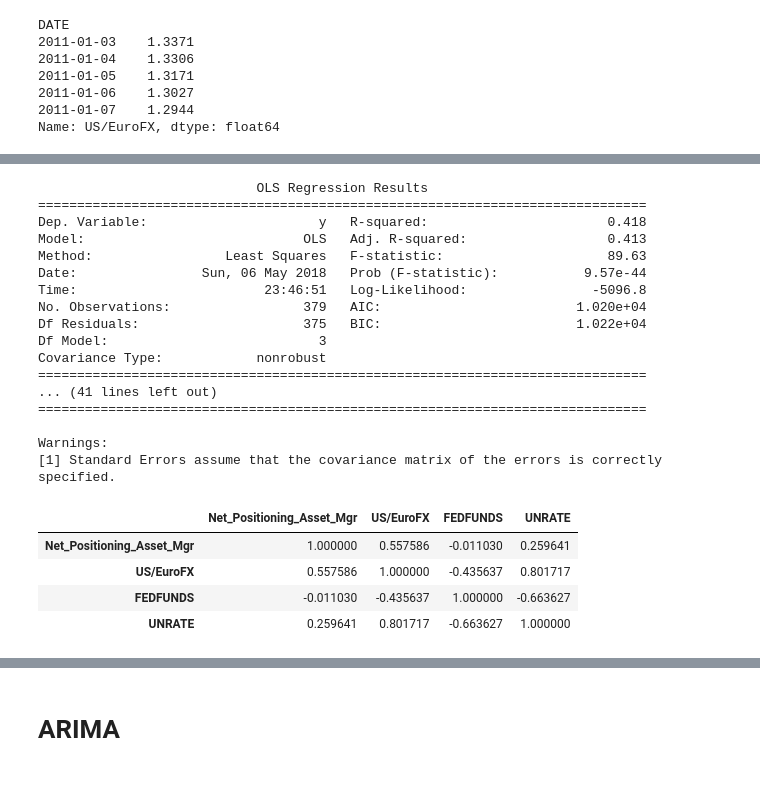
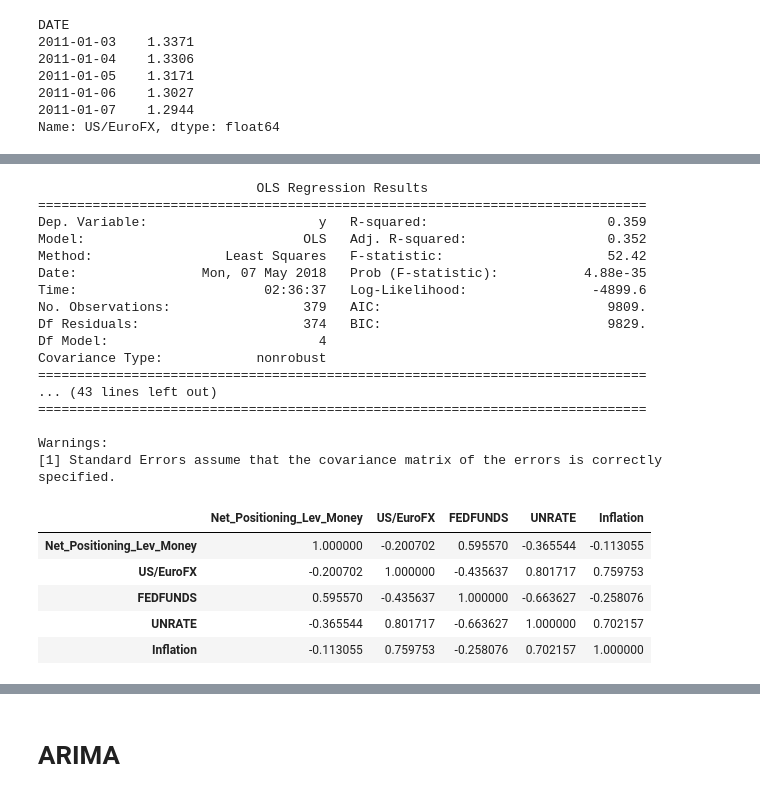
Before and after one commit to leonardich/Stats_project, a Jupyter notebook: Regression.ipynb, the cells around one changed output, grey strips where cells are left out. Drawn from its saved outputs; the diff is of its cells as text; code cells hidden in the pictures.

```diff
--- a/Regression.ipynb
+++ b/Regression.ipynb
@@ -527,3 +527,8 @@ DATE
 Name: US/EuroFX, dtype: float64
 # %%
 doll2euro = set_cftc_index(doll2euro, 'avg')
+# %%
+inflation_exp = pd.read_csv("C:/Users/pc/Desktop/SG_project/Data/"+"T10YIE_inflation.csv", index_col=[0], parse_dates=True)
+inflation_exp = inflation_exp.rename(columns={"T10YIE":"Inflation"})
+inflation_exp = pd.to_numeric(inflation_exp['Inflation'], errors="coerce")
+inflation_exp.loc["2011":].head()
@@ -529,0 +543,3 @@ doll2euro = set_cftc_index(doll2euro, 'avg')
+# %%
+inflation_exp = set_cftc_index(inflation_exp, 'avg')
+inflation_exp.head()
@@ -672,26 +770,27 @@ Warnings:
 # %%
 mult_lin_reg(dictionary_financials["E-MINI S&P 500 STOCK INDEX - CHICAGO MERCANTILE EXCHANGE"]\
-             ["Net_Positioning_Asset_Mgr"], doll2euro, 0, fed_funds_rate, 0, unempl_rate, 0)
+             ["Net_Positioning_Lev_Money"], doll2euro, 0, fed_funds_rate, 0, unempl_rate, 0, inflation_exp, 0)
 # %% [output]
                             OLS Regression Results
 ==============================================================================
-Dep. Variable:                      y   R-squared:                       0.418
-Model:                            OLS   Adj. R-squared:                  0.413
-Method:                 Least Squares   F-statistic:                     89.63
-Date:                Sun, 06 May 2018   Prob (F-statistic):           9.57e-44
-Time:                        23:46:51   Log-Likelihood:                -5096.8
-No. Observations:                 379   AIC:                         1.020e+04
-Df Residuals:                     375   BIC:                         1.022e+04
-Df Model:                           3
+Dep. Variable:                      y   R-squared:                       0.359
+Model:                            OLS   Adj. R-squared:                  0.352
+Method:                 Least Squares   F-statistic:                     52.42
+Date:                Mon, 07 May 2018   Prob (F-statistic):           4.88e-35
+Time:                        02:36:37   Log-Likelihood:                -4899.6
+No. Observations:                 379   AIC:                             9809.
+Df Residuals:                     374   BIC:                             9829.
+Df Model:                           4
 Covariance Type:            nonrobust
 ==============================================================================
-... (41 lines left out)
+... (43 lines left out)
 ==============================================================================
 
 Warnings:
 [1] Standard Errors assume that the covariance matrix of the errors is correctly specified.
-|  | Net_Positioning_Asset_Mgr | US/EuroFX | FEDFUNDS | UNRATE |
-| Net_Positioning_Asset_Mgr | 1.000000 | 0.557586 | -0.011030 | 0.259641 |
-| US/EuroFX | 0.557586 | 1.000000 | -0.435637 | 0.801717 |
-| FEDFUNDS | -0.011030 | -0.435637 | 1.000000 | -0.663627 |
-| UNRATE | 0.259641 | 0.801717 | -0.663627 | 1.000000 |
+|  | Net_Positioning_Lev_Money | US/EuroFX | FEDFUNDS | UNRATE | Inflation |
+| Net_Positioning_Lev_Money | 1.000000 | -0.200702 | 0.595570 | -0.365544 | -0.113055 |
+| US/EuroFX | -0.200702 | 1.000000 | -0.435637 | 0.801717 | 0.759753 |
+| FEDFUNDS | 0.595570 | -0.435637 | 1.000000 | -0.663627 | -0.258076 |
+| UNRATE | -0.365544 | 0.801717 | -0.663627 | 1.000000 | 0.702157 |
+| Inflation | -0.113055 | 0.759753 | -0.258076 | 0.702157 | 1.000000 |
```
Also changed, not shown: parts of 11 cells of this notebook.
